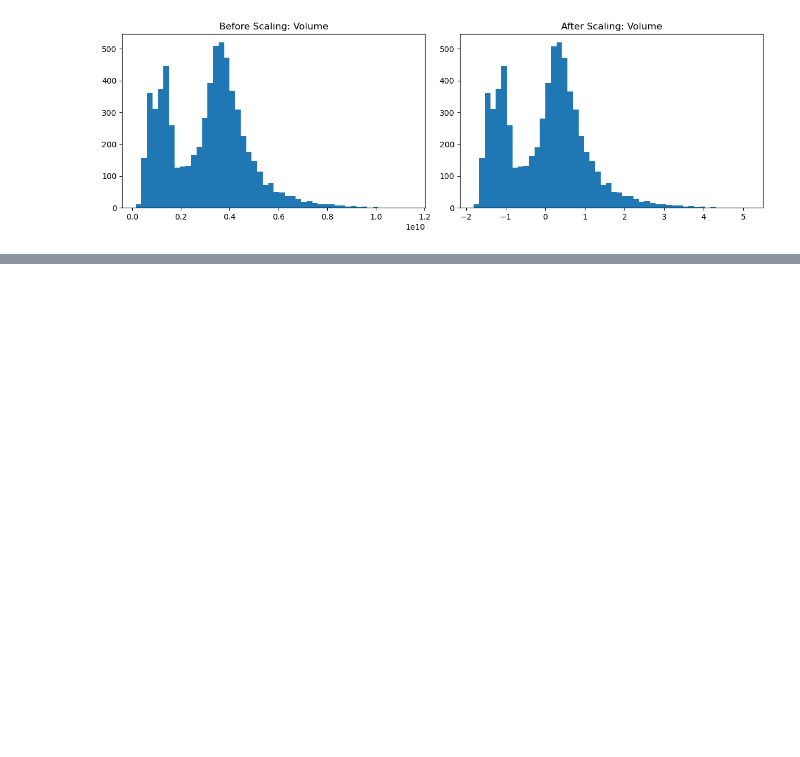
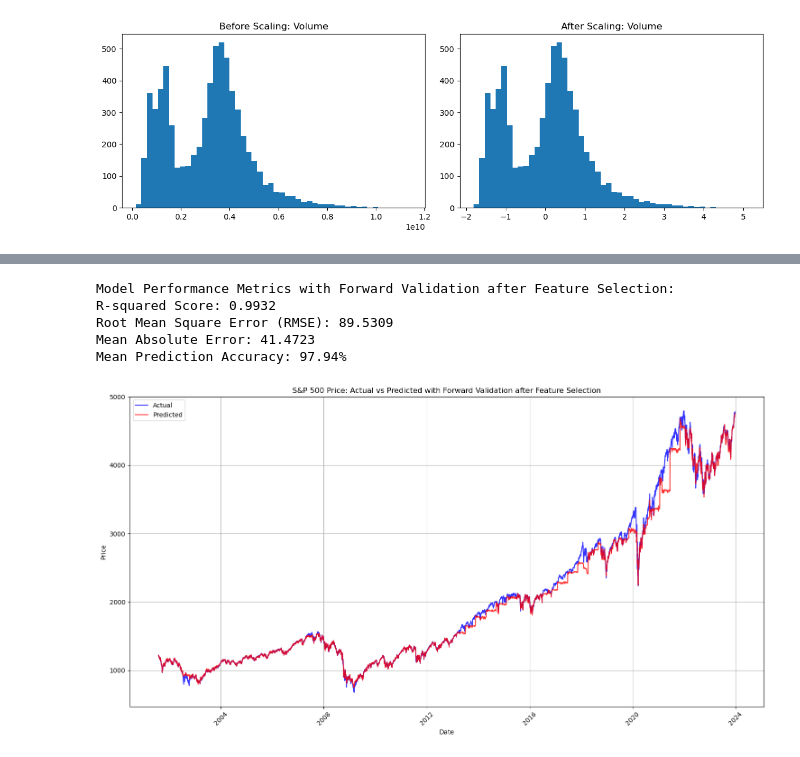
Before and after one commit to KaiOnNg/ML_Project, a Jupyter notebook: project.ipynb, the cells around one changed output, grey strips where cells are left out. Drawn from its saved outputs; the diff is of its cells as text; code cells hidden in the pictures; blank space fills up the shorter version.

```diff
--- a/project.ipynb
+++ b/project.ipynb
@@ -196,0 +217,3 @@ plt.show()
+# %%
+X_scaled_df = X_scaled_df.drop(columns=['ATR', 'ADX'])
+df = df.drop(columns=['ATR', 'ADX'])
@@ -196,0 +252,41 @@ plt.show()
+# %%
+# Train the model after the feature selection
+initial_train_size = 1000  # Initial training set size
+step_size = 100  # Step size for moving train-test splits
+model_params = {"n_estimators": 100, "learning_rate": 0.1, "max_depth": 7, "random_state": 42}
+
+# Perform forward validation
+predictions, actuals, dates, model = forward_validation_after_FS(df, initial_train_size, step_size, model_params)
+
+# Calculate performance metrics after feature selection
+test_rmse = mean_squared_error(actuals, predictions, squared=False)
+test_r2 = r2_score(actuals, predictions)
+test_mae = mean_absolute_error(actuals, predictions)
+
+mean_prediction_accuracy = 100 * (1 - test_mae / np.mean(actuals))
+
+print("\nModel Performance Metrics with Forward Validation after Feature Selection:")
+print(f"R-squared Score: {test_r2:.4f}")
+print(f"Root Mean Square Error (RMSE): {test_rmse:.4f}")
+print(f"Mean Absolute Error: {test_mae:.4f}")
+print(f"Mean Prediction Accuracy: {mean_prediction_accuracy:.2f}%")
+
+# Plot actual vs predicted values
+plt.figure(figsize=(15, 8))
+plt.plot(dates, actuals, label='Actual', color='blue', alpha=0.8)
+plt.plot(dates, predictions, label='Predicted', color='red', alpha=0.8)
+plt.title('S&P 500 Price: Actual vs Predicted with Forward Validation after Feature Selection')
+plt.xlabel('Date')
+plt.ylabel('Price')
+plt.legend()
+plt.grid(True)
+plt.xticks(rotation=45)
+plt.tight_layout()
+plt.show()
+# %% [output]
+Model Performance Metrics with Forward Validation after Feature Selection:
+R-squared Score: 0.9932
+Root Mean Square Error (RMSE): 89.5309
+Mean Absolute Error: 41.4723
+Mean Prediction Accuracy: 97.94%
+[figure, added]
```
Also changed, not shown: parts of 11 cells of this notebook, 1 other file.
